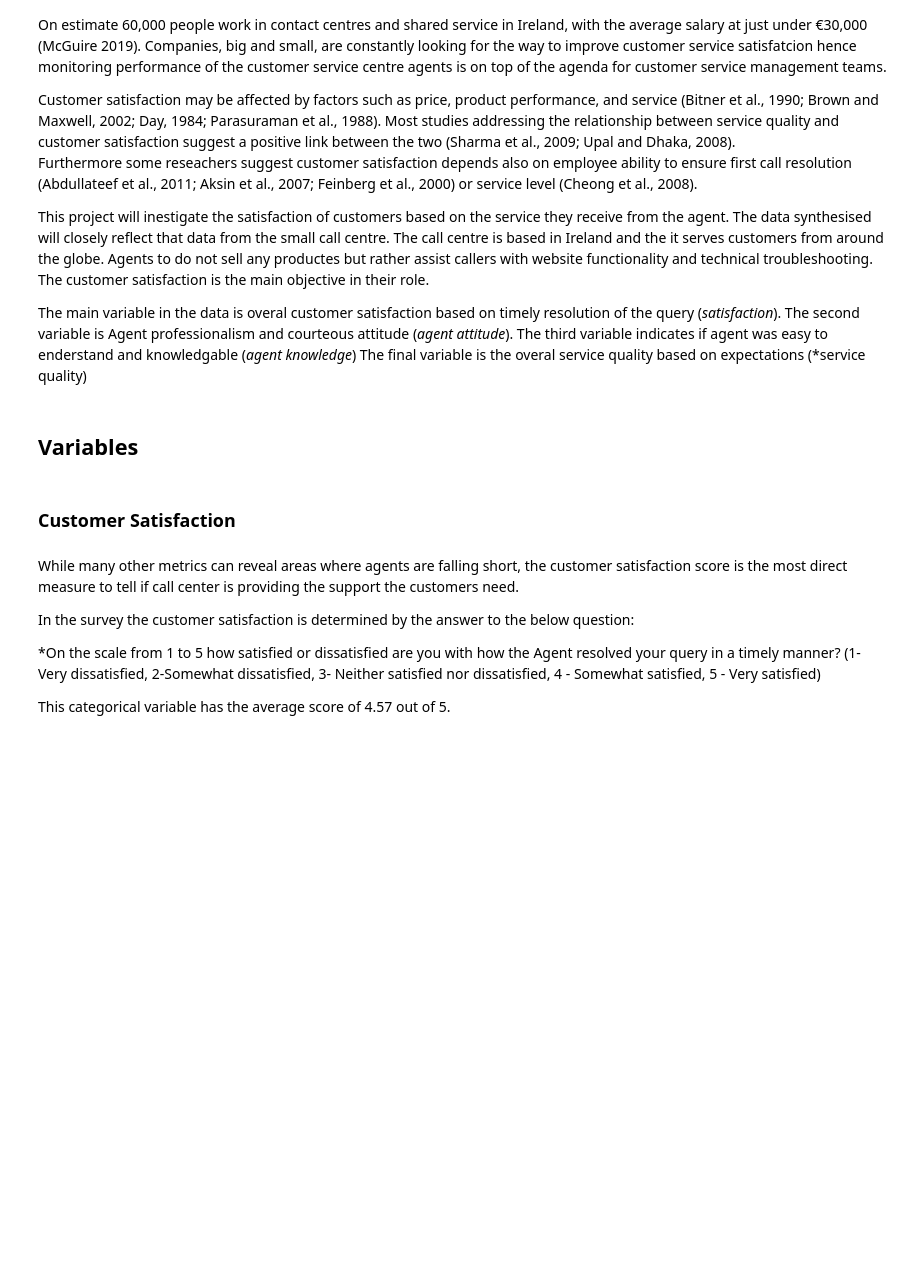
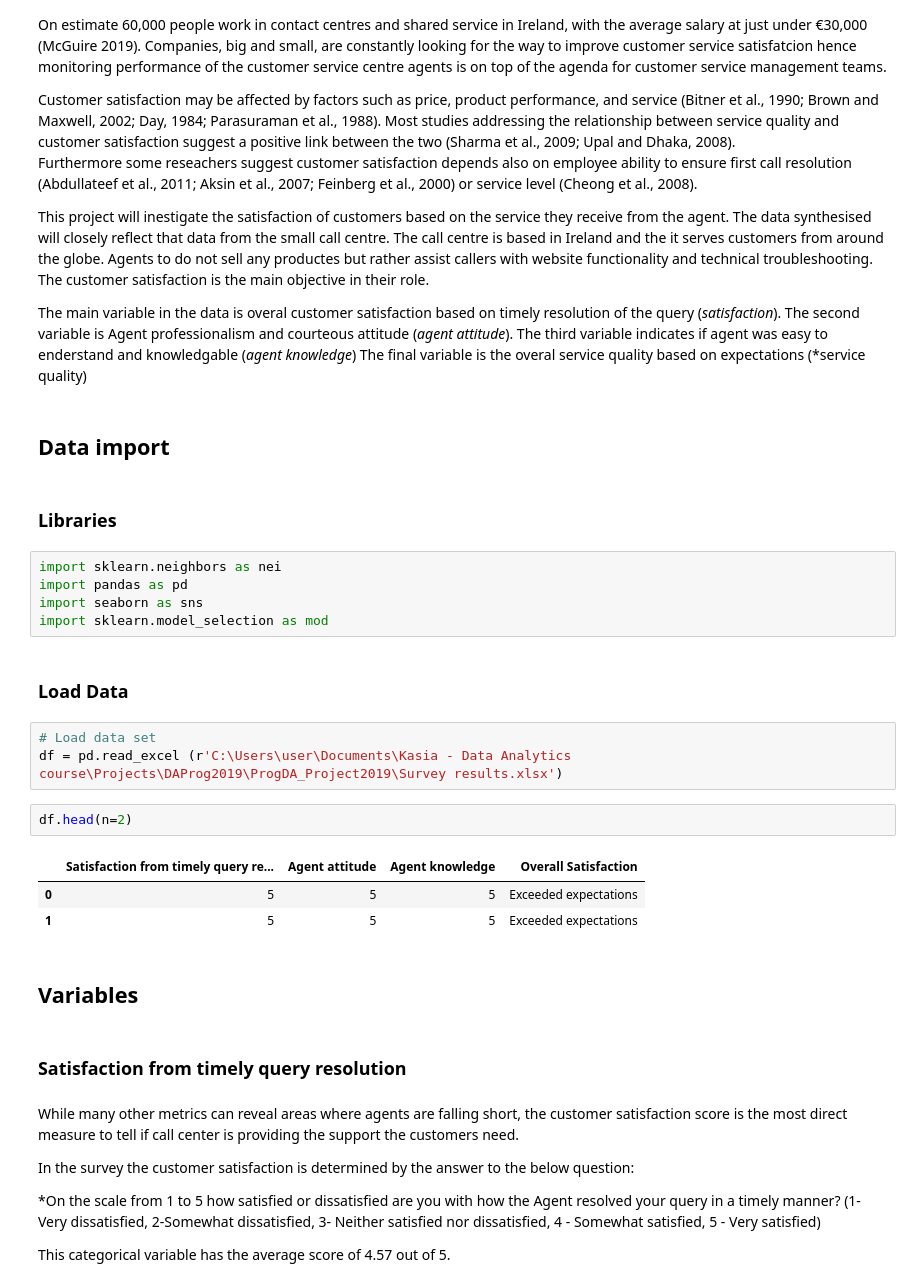
Before and after one commit to KatarzynaConnell/ProgDA_Project2019, a Jupyter notebook: Customer Satisfaction measurement.ipynb, the cells around one changed output. Cells and saved outputs as stored; diff of their text form; blank space fills up the shorter version.

```diff
--- a/Customer Satisfaction measurement.ipynb
+++ b/Customer Satisfaction measurement.ipynb
@@ -26,10 +26,30 @@ The main variable in the data is overal customer satisfaction based on timely re
 The second variable is Agent professionalism and courteous attitude (*agent attitude*).
 The third variable indicates if agent was easy to enderstand and knowledgable (*agent knowledge*)
 The final variable is the overal service quality based on expectations (*service quality)
+# %% [markdown]
+## Data import
+# %% [markdown]
+### Libraries
+# %%
+import sklearn.neighbors as nei
+import pandas as pd
+import seaborn as sns
+import sklearn.model_selection as mod
+# %% [markdown]
+### Load Data
+# %%
+# Load data set
+df = pd.read_excel (r'C:\Users\user\Documents\Kasia - Data Analytics course\Projects\DAProg2019\ProgDA_Project2019\Survey results.xlsx')
+# %%
+df.head(n=2)
+# %% [output]
+|  | Satisfaction from timely query re... | Agent attitude | Agent knowledge | Overall Satisfaction |
+| 0 | 5 | 5 | 5 | Exceeded expectations |
+| 1 | 5 | 5 | 5 | Exceeded expectations |
 # %% [markdown]
 ## Variables
-# %% [markdown]
-### Customer Satisfaction
+# %% [markdown]
+### Satisfaction from timely query resolution
 # %% [markdown]
 While many other metrics can reveal areas where agents are falling short, the customer satisfaction score is the most direct measure to tell if call center is providing the support the customers need.
 
```
Also changed, not shown: parts of 21 cells of this notebook, 1 other file.
